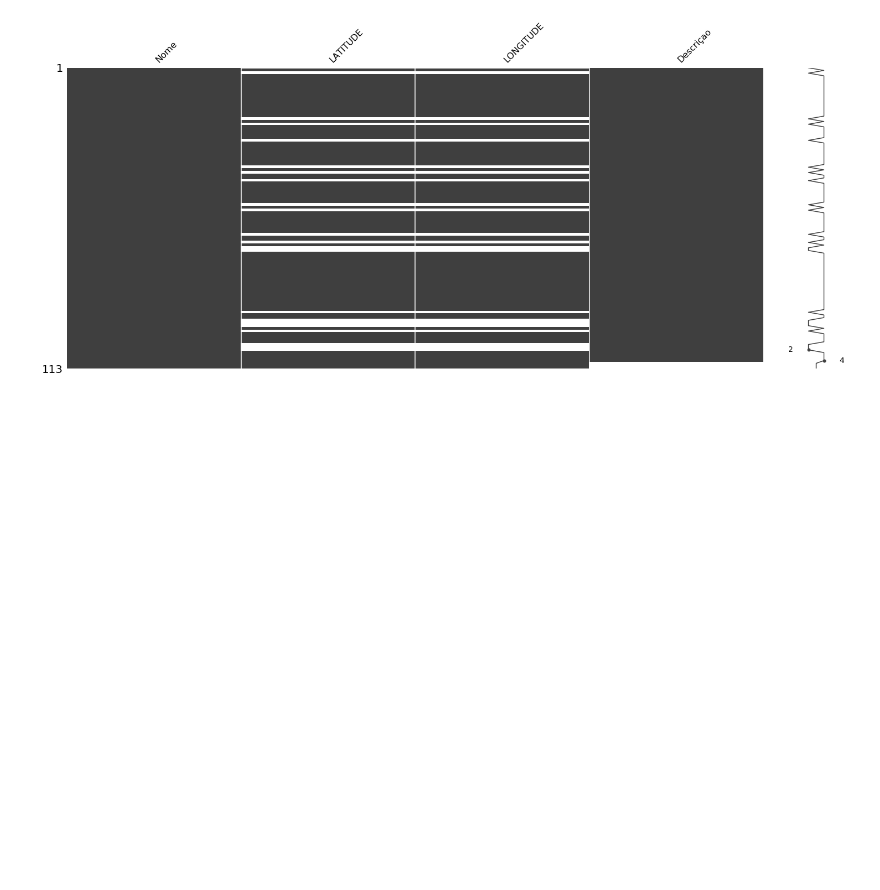
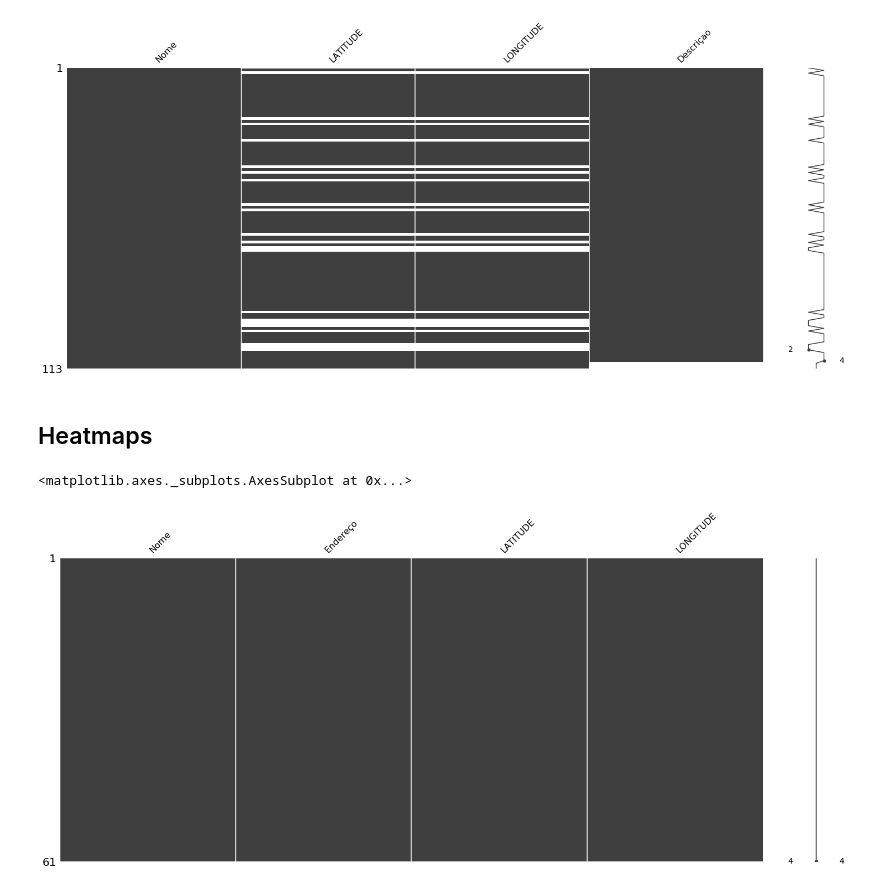
Before and after one commit to tpinhoda/Crimes_Sao_Carlos, a Jupyter notebook: notebooks/8-Analyse missing data.ipynb, the cells around one changed output. Drawn from its saved outputs; the diff is of its cells as text; code cells hidden in the pictures; blank space fills up the shorter version.

```diff
--- a/notebooks/8-Analyse missing data.ipynb
+++ b/notebooks/8-Analyse missing data.ipynb
@@ -105,3 +105,10 @@ msno.matrix(pracas)
 # %% [output]
 <matplotlib.axes._subplots.AxesSubplot at 0x...>
 [figure]
+# %% [markdown]
+## Heatmaps
+# %%
+msno.matrix(escolas_particulares)
+# %% [output]
+<matplotlib.axes._subplots.AxesSubplot at 0x...>
+[figure, added]
```
Also changed, not shown: parts of 6 cells of this notebook.
